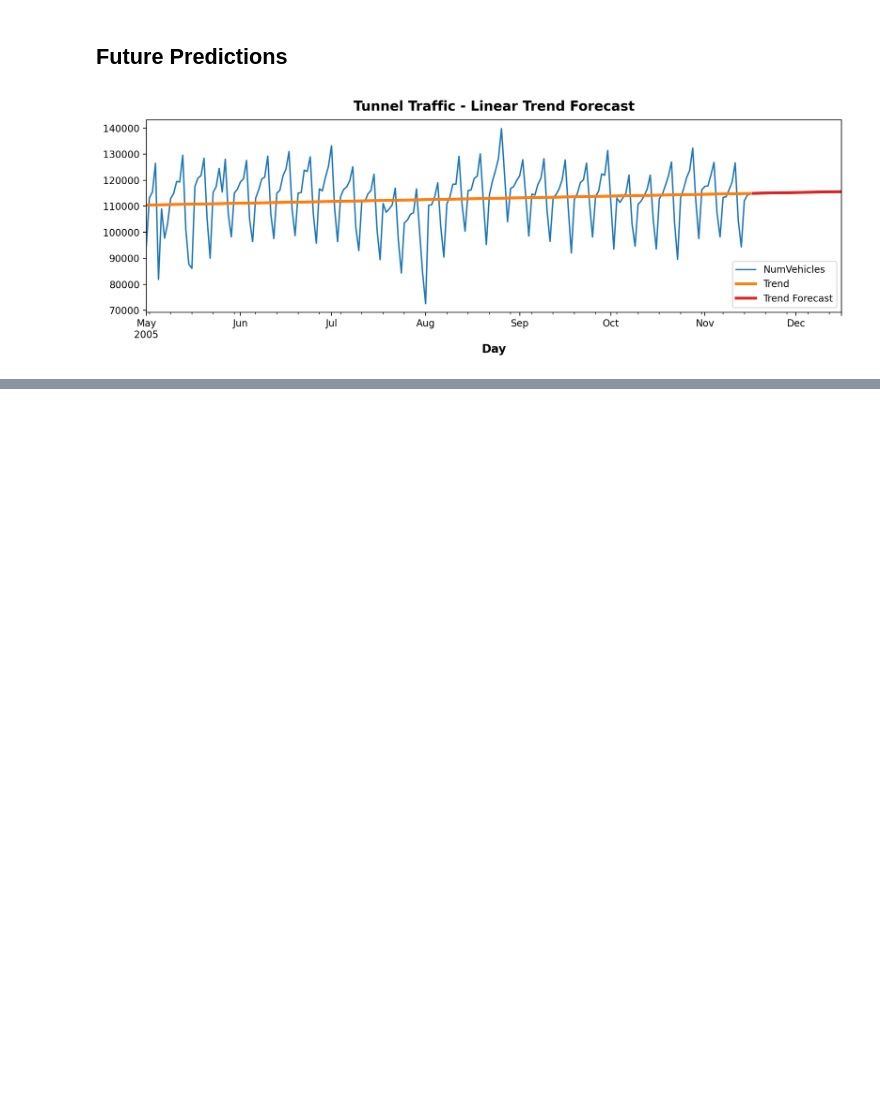
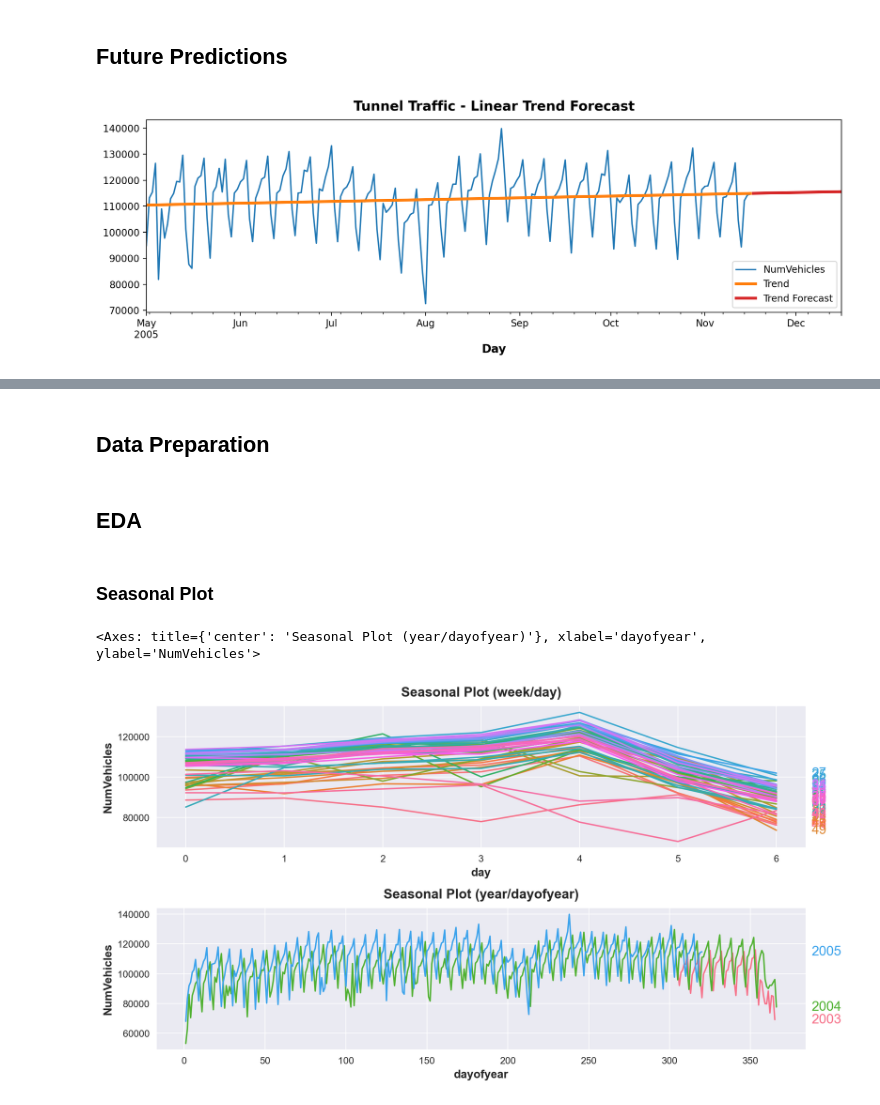
Before and after one commit to Volscente/TimeWarpForecast, a Jupyter notebook: notebooks/linear_regression/kaggle_tunnel_data.ipynb, the cells around one changed output, grey strips where cells are left out. Cells and saved outputs as stored; diff of their text form; code cells hidden in the pictures; blank space fills up the shorter version.

Commit message:
Seasonal forecast

```diff
--- a/notebooks/linear_regression/kaggle_tunnel_data.ipynb
+++ b/notebooks/linear_regression/kaggle_tunnel_data.ipynb
@@ -273,0 +342,2 @@ _ = ax.legend()
+# %%
+tunnel_dataset = read_data_from_config(tunnel_dataset_config)
@@ -273,0 +355,25 @@ _ = ax.legend()
+# %%
+# Set index
+tunnel_dataset = tunnel_dataset.set_index("Day").to_period("D")
+# %% [markdown]
+## Data Preparation
+# %%
+# Copy
+tunnel_copy = tunnel_dataset.copy()
+
+# Compute date attributes
+tunnel_copy["day"] = tunnel_copy.index.dayofweek
+tunnel_copy["week"] = tunnel_copy.index.week
+tunnel_copy["dayofyear"] = tunnel_copy.index.dayofyear
+tunnel_copy["year"] = tunnel_copy.index.year
+# %% [markdown]
+## EDA
+# %% [markdown]
+### Seasonal Plot
+# %%
+fig, (ax0, ax1) = plt.subplots(2, 1, figsize=(11, 6))
+seasonal_plot(tunnel_copy, y="NumVehicles", period="week", freq="day", ax=ax0)
+seasonal_plot(tunnel_copy, y="NumVehicles", period="year", freq="dayofyear", ax=ax1)
+# %% [output]
+<Axes: title={'center': 'Seasonal Plot (year/dayofyear)'}, xlabel='dayofyear', ylabel='NumVehicles'>
+[figure, added]
```
Also changed, not shown: parts of 18 cells of this notebook.
